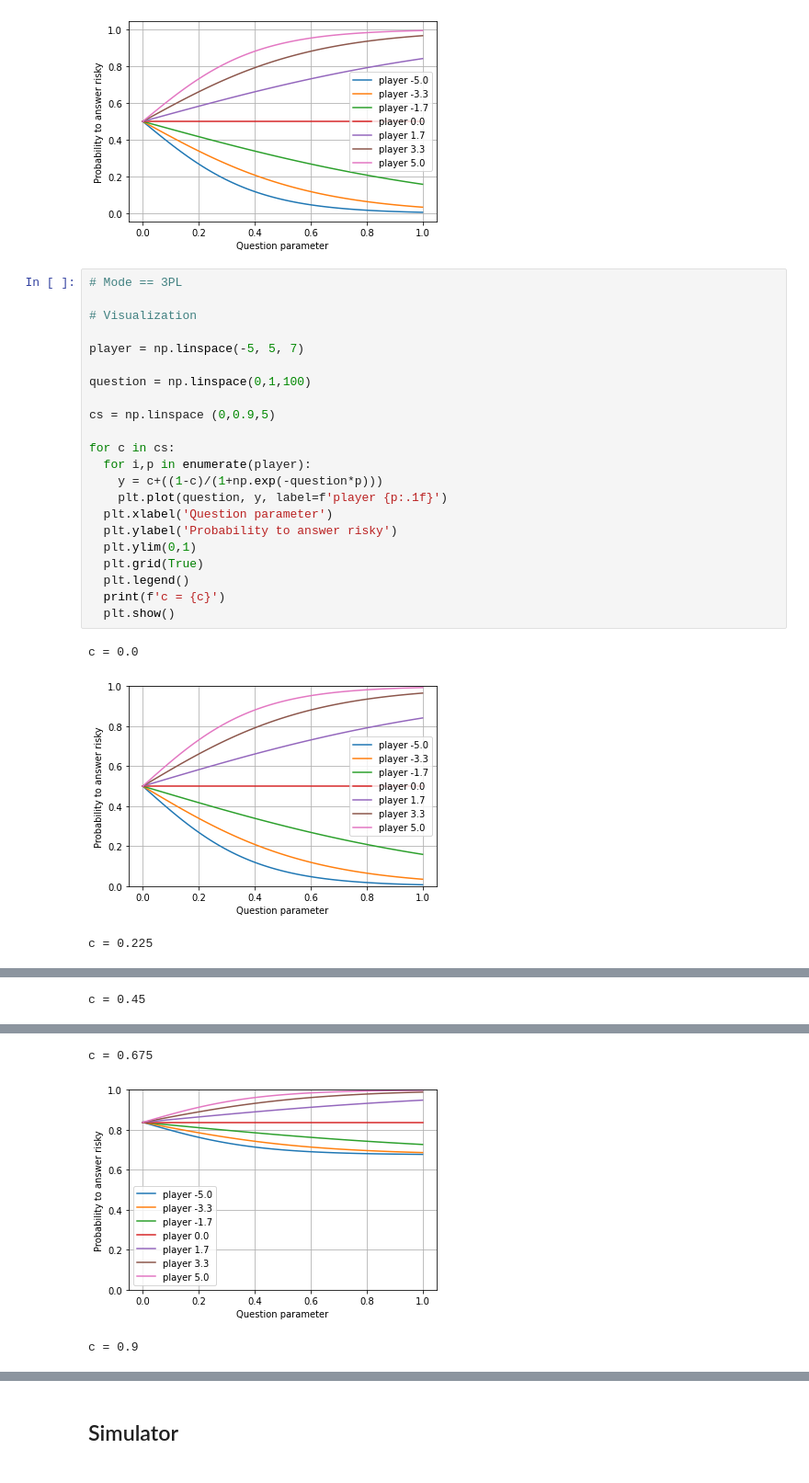
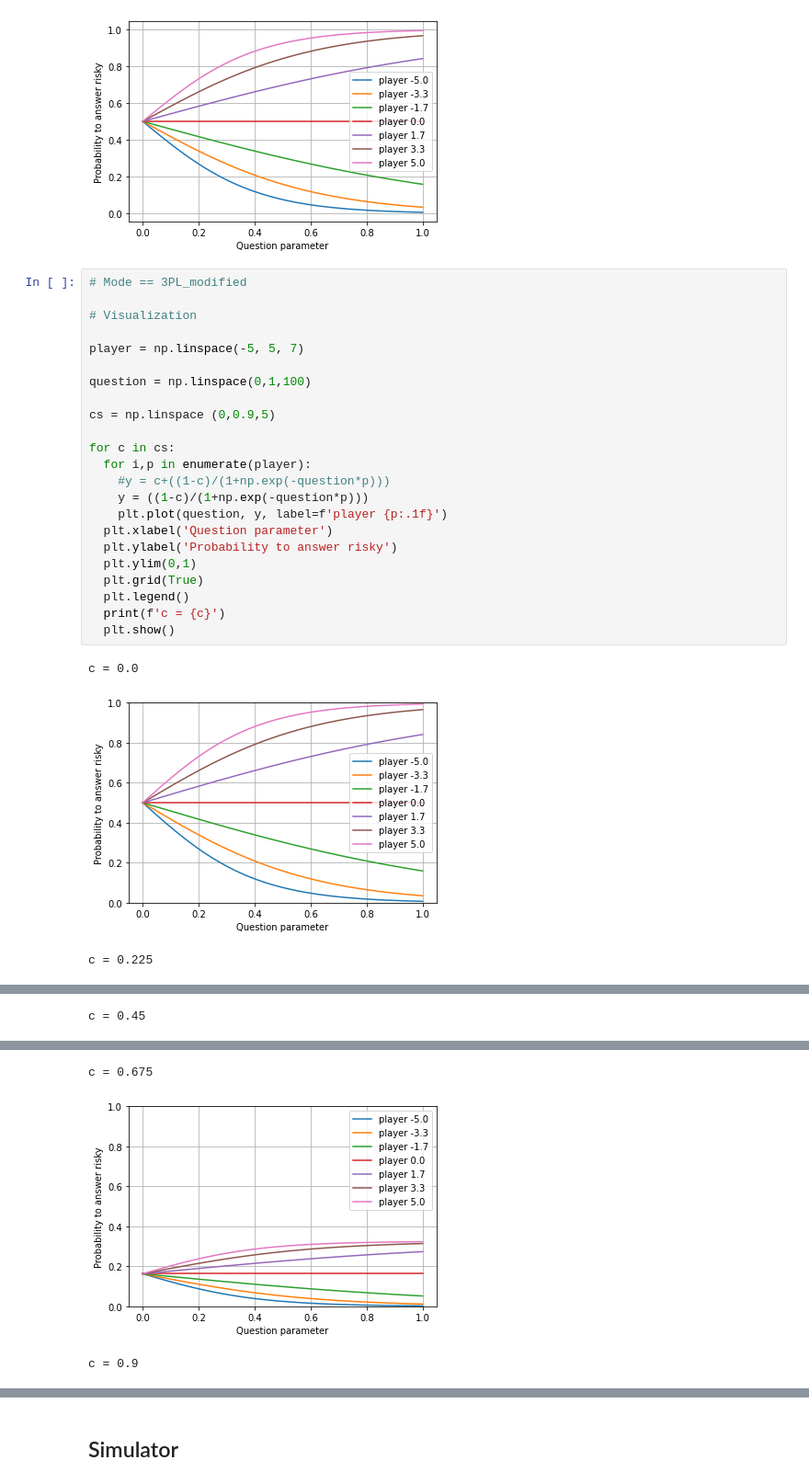
Before and after one commit to rayuelaproject/Simulator_Synthetic-Data, a Jupyter notebook: Simulator_demographic_PyStan.ipynb, the cells around one changed output, grey strips where cells are left out. Shown at 92% size. Saved outputs shown, nothing was run; the diff lists cells and outputs as text.

```diff
--- a/Simulator_demographic_PyStan.ipynb
+++ b/Simulator_demographic_PyStan.ipynb
@@ -193,7 +193,7 @@ Player risky with question medium information ---> Prob to answer risky = 0.75
 Player risky with question high information ---> Prob to answer risky = 0.86
 [figure]
 # %%
-# Mode == 3PL
+# Mode == 3PL_modified
 
 # Visualization
 
@@ -205,7 +205,8 @@ cs = np.linspace (0,0.9,5)
 
 for c in cs:
   for i,p in enumerate(player):
-    y = c+((1-c)/(1+np.exp(-question*p)))
+    #y = c+((1-c)/(1+np.exp(-question*p)))
+    y = ((1-c)/(1+np.exp(-question*p)))
     plt.plot(question, y, label=f'player {p:.1f}')
   plt.xlabel('Question parameter')
   plt.ylabel('Probability to answer risky')
@@ -224,3 +225,3 @@ c = 0.45
 c = 0.675
-[figure, old version]
+[figure, new version]
 c = 0.9
```
Also changed, not shown: parts of 19 cells of this notebook.
